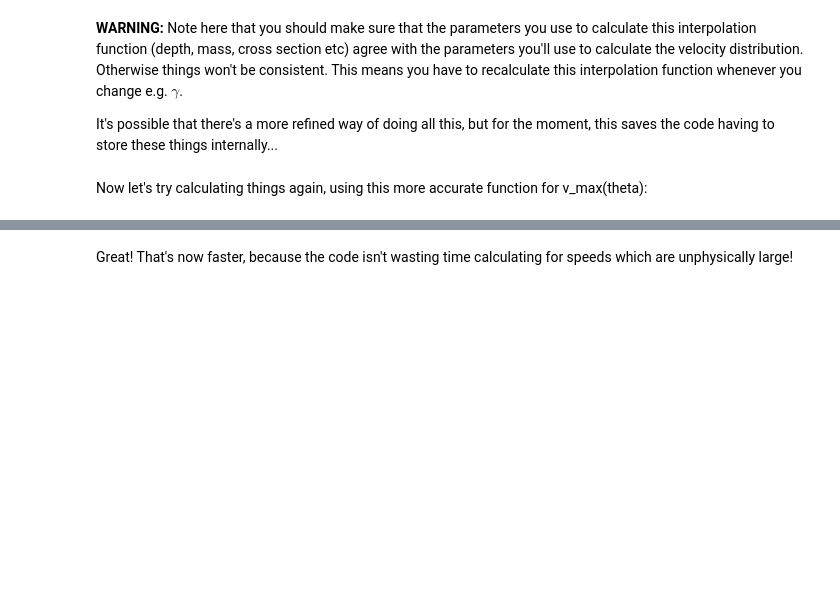
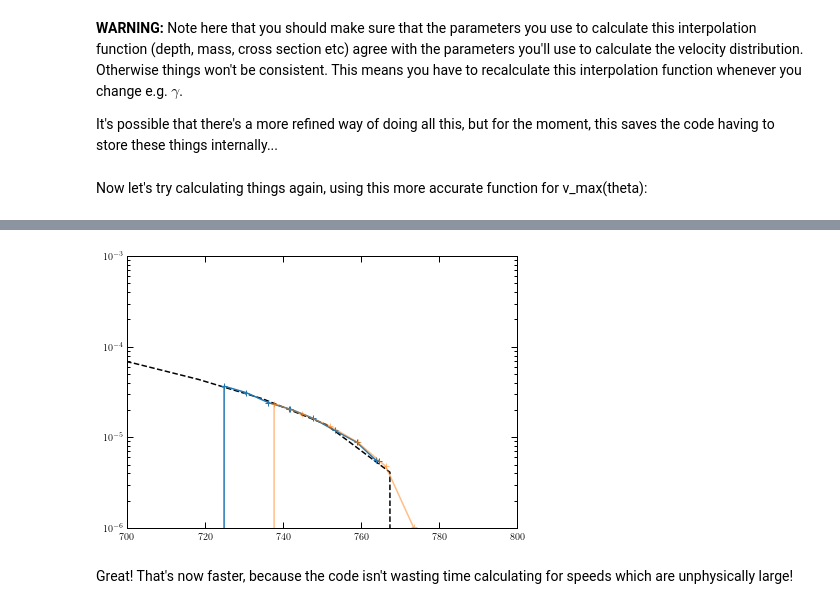
Before and after one commit to bradkav/verne, a Jupyter notebook: src/Example.ipynb, the cells around one changed output, grey strips where cells are left out. Cells and saved outputs as stored; diff of their text form; code cells hidden in the pictures; blank space fills up the shorter version.

```diff
--- a/src/Example.ipynb
+++ b/src/Example.ipynb
@@ -157,3 +204,17 @@ plt.show()
+# %%
+plt.figure(figsize=(7,5))
+
+plt.semilogy(v_list_i, MB.calcf_SHM(v_list_i), 'k--', label='SHM (unperturbed)')
+plt.semilogy(v_test, f_test, alpha = 1, marker="+")
+#plt.semilogy(v_test2, f_test2, alpha = 0.5, marker="+")
+plt.semilogy(v_list, f_final_SI_list, alpha = 0.5, marker="+")
+
+plt.xlim(700, 800)
+plt.ylim(1e-6, 1e-3)
+
+plt.show()
+# %% [output]
+[figure, added]
 # %% [markdown]
 Great! That's now faster, because the code isn't wasting time calculating for speeds which are unphysically large!
 # %% [markdown]
```
Also changed, not shown: parts of 16 cells of this notebook, 4 other files.
